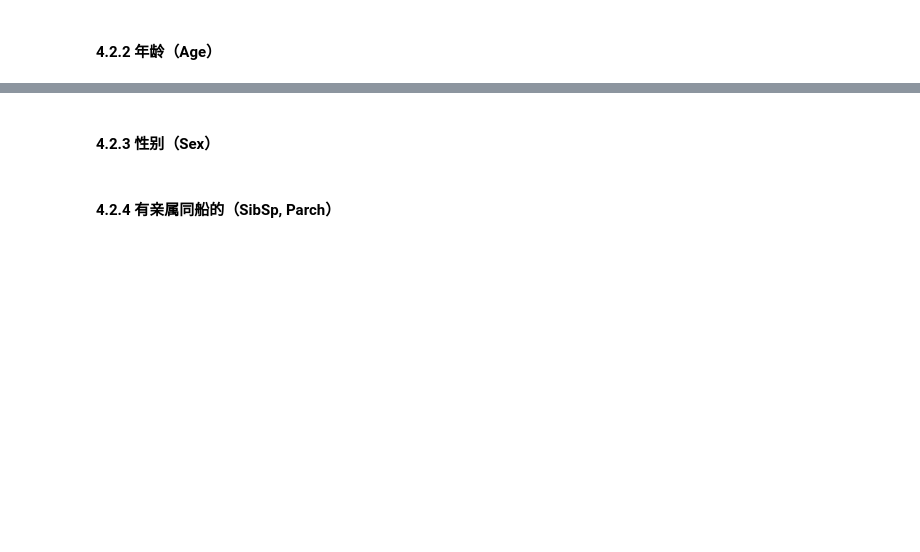
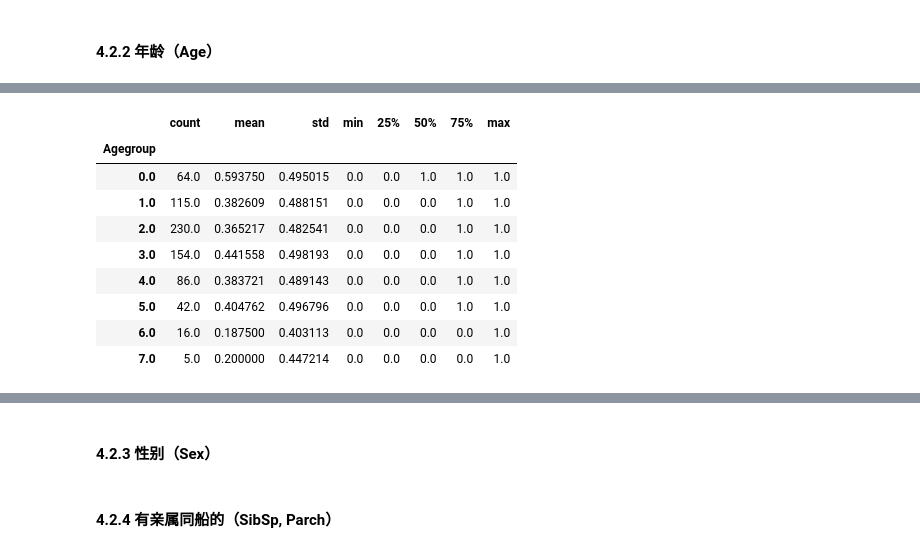
Before and after one commit to DiabloCC/UdacityCourse, a Jupyter notebook: p4/report/p4_tatanic_report.ipynb, the cells around one changed output, grey strips where cells are left out. Cells and saved outputs as stored; diff of their text form; code cells hidden in the pictures; blank space fills up the shorter version.

```diff
--- a/p4/report/p4_tatanic_report.ipynb
+++ b/p4/report/p4_tatanic_report.ipynb
@@ -331,0 +276,13 @@ class_1 vs class_3:  Ttest_indResult(statistic=10.623796623966948, pvalue=1.4803
+# %%
+valid_age_and_harbour_df.groupby('Agegroup')['Survived'].describe()
+# %% [output]
+|  | count | mean | std | min | 25% | 50% | 75% | max |
+| Agegroup |  |  |  |  |  |  |  |  |
+| 0.0 | 64.0 | 0.593750 | 0.495015 | 0.0 | 0.0 | 1.0 | 1.0 | 1.0 |
+| 1.0 | 115.0 | 0.382609 | 0.488151 | 0.0 | 0.0 | 0.0 | 1.0 | 1.0 |
+| 2.0 | 230.0 | 0.365217 | 0.482541 | 0.0 | 0.0 | 0.0 | 1.0 | 1.0 |
+| 3.0 | 154.0 | 0.441558 | 0.498193 | 0.0 | 0.0 | 0.0 | 1.0 | 1.0 |
+| 4.0 | 86.0 | 0.383721 | 0.489143 | 0.0 | 0.0 | 0.0 | 1.0 | 1.0 |
+| 5.0 | 42.0 | 0.404762 | 0.496796 | 0.0 | 0.0 | 0.0 | 1.0 | 1.0 |
+| 6.0 | 16.0 | 0.187500 | 0.403113 | 0.0 | 0.0 | 0.0 | 0.0 | 1.0 |
+| 7.0 | 5.0 | 0.200000 | 0.447214 | 0.0 | 0.0 | 0.0 | 0.0 | 1.0 |
```
Also changed, not shown: parts of 17 cells of this notebook.
